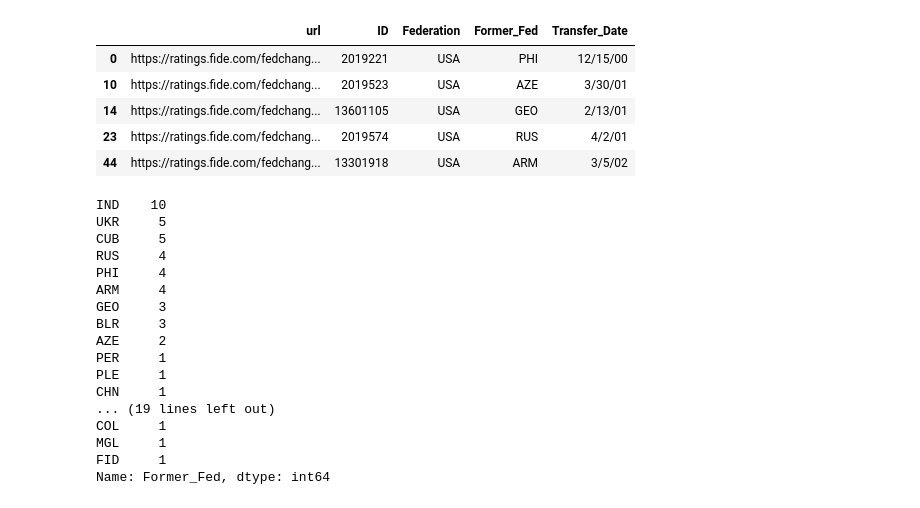
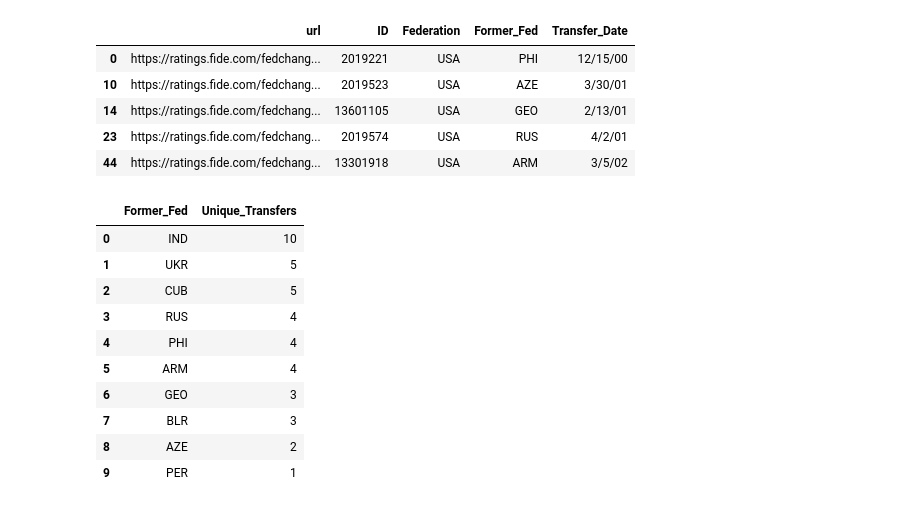
Before and after one commit to bloominstituteoftechnology/DS-Sprint-02-Storytelling-With-Data, a Jupyter notebook: module3-make-explanatory-visualizations/LS_DS_123_Make_explanatory_visualizations.ipynb, the cells around one changed output. Drawn from its saved outputs; the diff is of its cells as text; code cells hidden in the pictures.

```diff
--- a/module3-make-explanatory-visualizations/LS_DS_123_Make_explanatory_visualizations.ipynb
+++ b/module3-make-explanatory-visualizations/LS_DS_123_Make_explanatory_visualizations.ipynb
@@ -167,23 +147,28 @@ transfered_to_usa.head()
 | 14 | https://ratings.fide.com/fedchang... | 13601105 | USA | GEO | 2/13/01 |
 | 23 | https://ratings.fide.com/fedchang... | 2019574 | USA | RUS | 4/2/01 |
 | 44 | https://ratings.fide.com/fedchang... | 13301918 | USA | ARM | 3/5/02 |
-# %%
-transfered_to_usa['Former_Fed'].value_counts()
-# %% [output]
-IND    10
-UKR     5
-CUB     5
-RUS     4
-PHI     4
-ARM     4
-GEO     3
-BLR     3
-AZE     2
-PER     1
-PLE     1
-CHN     1
-... (19 lines left out)
-COL     1
-MGL     1
-FID     1
-Name: Former_Fed, dtype: int64
+# %%
+# we will use this to create new dataframes of the unique transfers
+
+federation_placeholder = chess_df['Federation'].value_counts(sort=True)
+transfer_placeholder = transfered_to_usa['Former_Fed'].value_counts(sort=True)
+
+# we only want the top 10 in each, transfers into usa only has 10
+
+federation_placeholder_2 = federation_placeholder.head(10)
+# %%
+sorted_usa_transfer = transfer_placeholder.rename_axis('Former_Fed').reset_index(name='Unique_Transfers')
+
+sorted_usa_transfer.head(10)
+# %% [output]
+|  | Former_Fed | Unique_Transfers |
+| 0 | IND | 10 |
+| 1 | UKR | 5 |
+| 2 | CUB | 5 |
+| 3 | RUS | 4 |
+| 4 | PHI | 4 |
+| 5 | ARM | 4 |
+| 6 | GEO | 3 |
+| 7 | BLR | 3 |
+| 8 | AZE | 2 |
+| 9 | PER | 1 |
```
Also changed, not shown: parts of 3 cells of this notebook.
